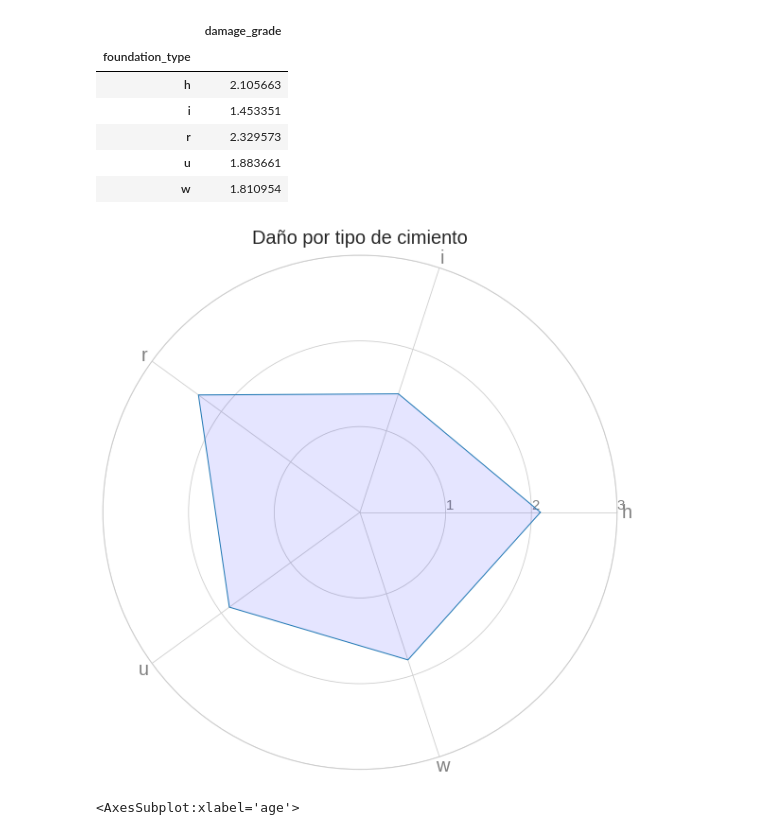
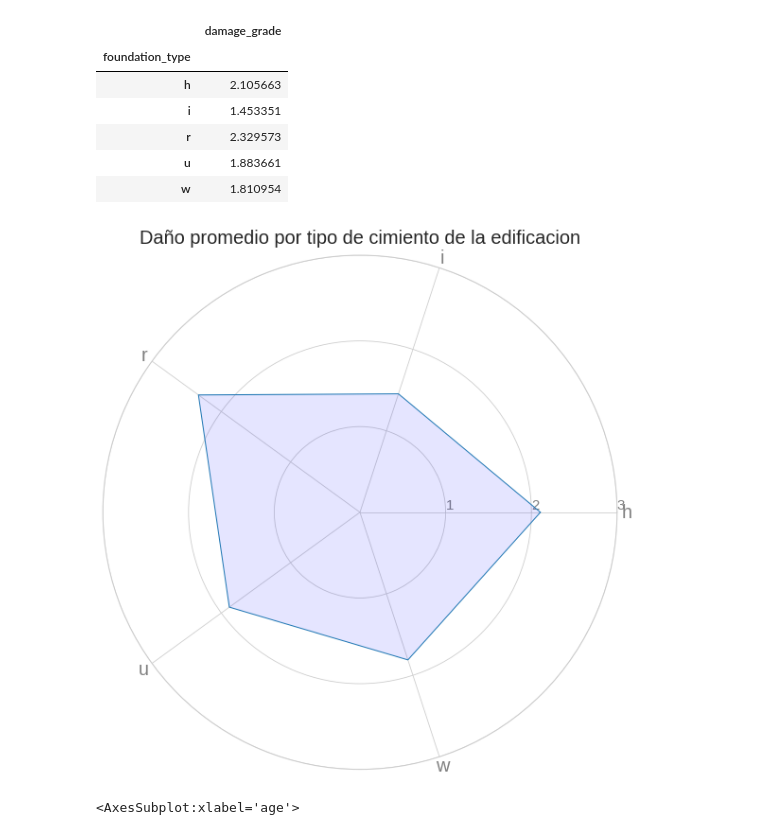
Before and after one commit to GuidoBergman/Datos---Tp1, a Jupyter notebook: TP1-Franco.ipynb, the cells around one changed output. Drawn from its saved outputs; the diff is of its cells as text; code cells hidden in the pictures.

```diff
--- a/TP1-Franco.ipynb
+++ b/TP1-Franco.ipynb
@@ -469,35 +454,35 @@ values=df.groupby('foundation_type').agg({'damage_grade':'mean'}).damage_grade.t
 values += values[:1]
 values
 
 # What will be the angle of each axis in the plot? (we divide the plot / number of variable)
 angles = [n / float(N) * 2 * np.pi for n in range(N)]
 angles += angles[:1]
 
 plt.figure(figsize=(10,10))
 # Initialise the spider plot
 ax = plt.subplot(111, polar=True)
 
 # Draw one axe per variable + add labels
 plt.xticks(angles[:-1], categories, color='grey', size=20)
 
 # Draw ylabels
 ax.set_rlabel_position(0)
 plt.yticks([1,2,3], ['1','2','3'], color="grey", size=15)
 plt.ylim(0,3)
 
 # Plot data
 ax.plot(angles, values, linewidth=1, linestyle='solid')
 
 # Fill area
 ax.fill(angles, values, 'b', alpha=0.1)
 
 plt.style.use("seaborn-whitegrid")
 
-plt.title('Daño por tipo de cimiento',size=20)
+plt.title('Daño promedio por tipo de cimiento de la edificacion',size=20)
 # Show the graph
 plt.show()
 # %% [output]
-[figure, old version]
+[figure, new version]
 # %%
 def porcentaje(x):
     return (x.mean())/3
```
Also changed, not shown: parts of 36 cells of this notebook.
